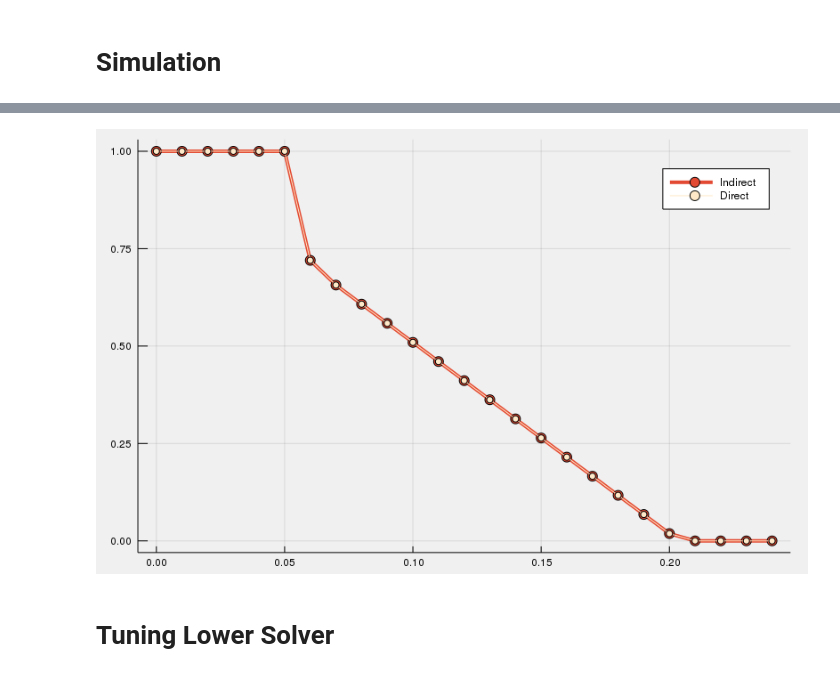
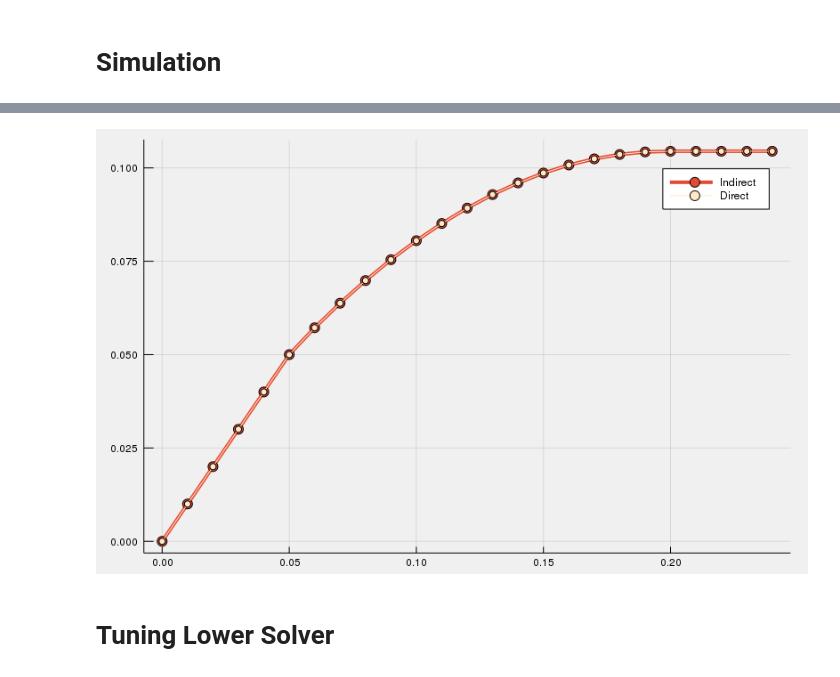
Before and after one commit to blandry/Bilevel.jl, a Jupyter notebook: notebooks/tmp.ipynb, the cells around one changed output, grey strips where cells are left out. Saved outputs shown, nothing was run; the diff lists cells and outputs as text; code cells hidden in the pictures.

```diff
--- a/notebooks/tmp.ipynb
+++ b/notebooks/tmp.ipynb
@@ -35,8 +35,8 @@ N = 25
 # N = 10
 Δt = .01
 
-sim_data_indirect = get_sim_data_indirect(mechanism,env,Δt,relax_comp=false)
-sim_data_direct = get_sim_data_direct(mechanism,env,Δt)
+sim_data_indirect = get_sim_data_indirect(mechanism,env,Δt,relax_comp=true)
+sim_data_direct = get_sim_data_direct(mechanism,env,Δt,relax_comp=true)
 set_configuration!(x0, q1)
 set_velocity!(x0, v1)
 # %%
@@ -84,13 +65,13 @@ Finished successfully: optimality conditions satisfied
 # %%
-j = 11
+j = 5
 clibrary(:Plots)
 gr(size=(800,500), html_output_format=:png,
     seriescolor=:magma,  background_color_legend=:white,
     background=RGB(((240,240,240) ./ 255.)...));
 plot(traj_indirect[6],traj_indirect[7][j,:],label="Indirect",seriescolor=RGB(((227,74,51) ./ 255.)...),linewidth=4,marker=6)
 plot!(traj_direct[6],traj_direct[7][j,:],label="Direct",seriescolor=RGB(((254,232,200) ./ 255.)...),linewidth=0,marker=4)
 # %% [output]
-[figure, old version]
+[figure, new version]
 # %%
 @benchmark Bilevel.simulate(sim_data_indirect, ctrl!, x0, N)
 # %%
```
Also changed, not shown: parts of 6 cells of this notebook, 3 other files.
